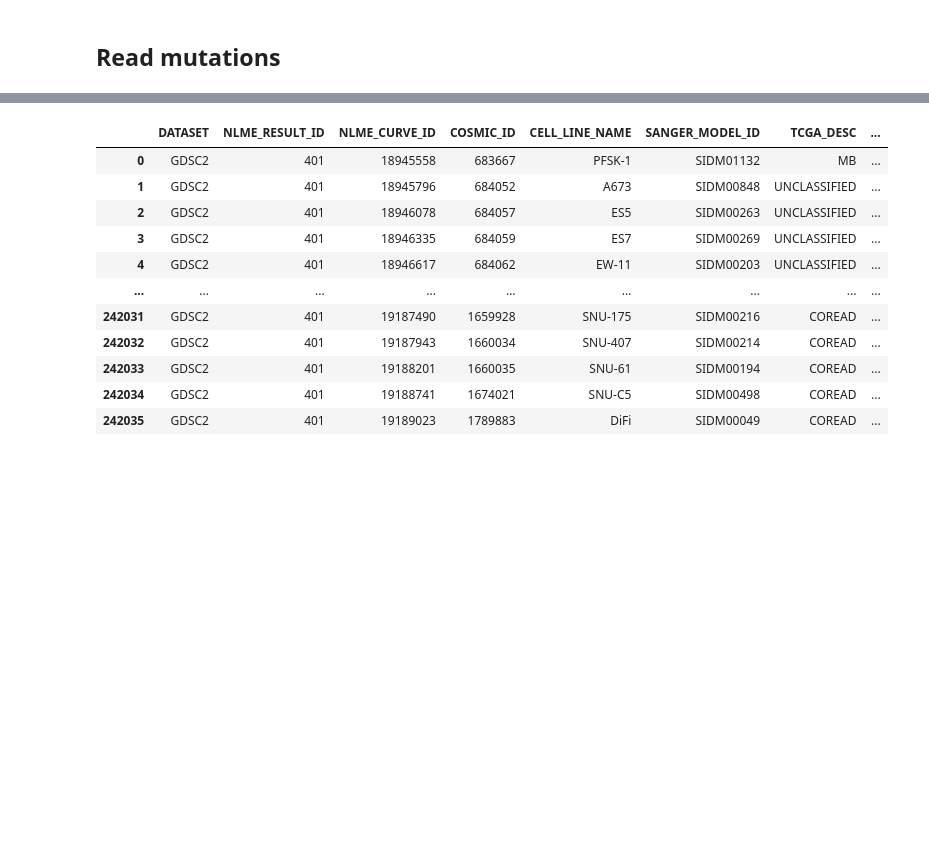
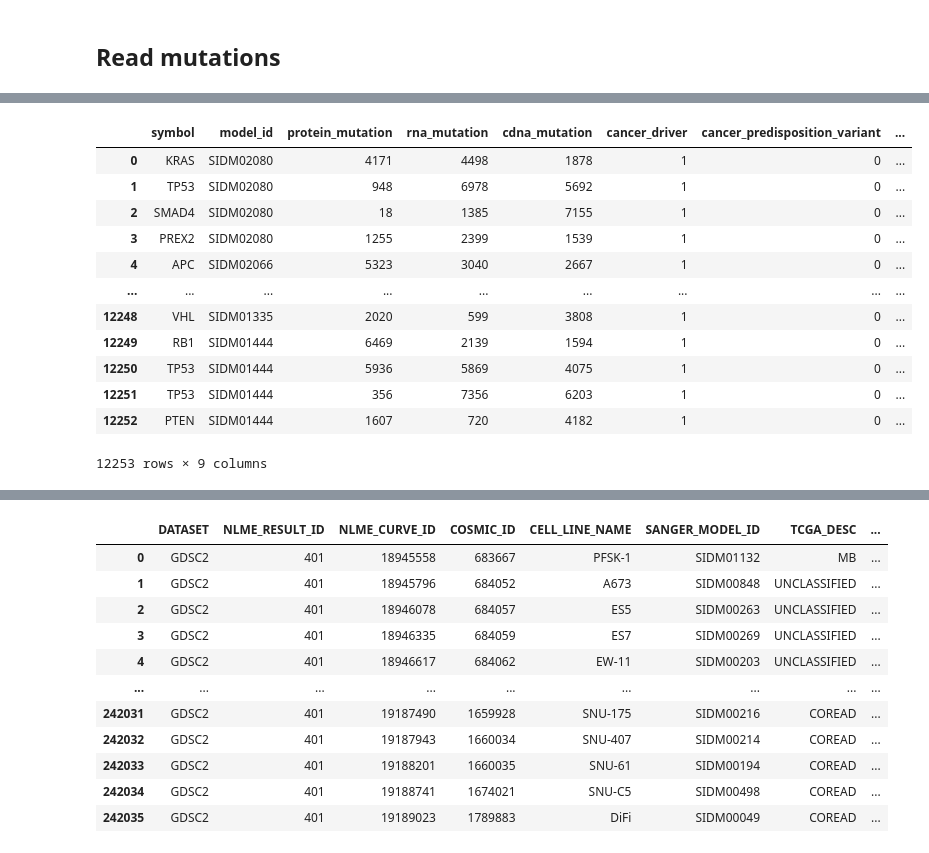
Before and after one commit to danielwalke/drug_efficiency, a Jupyter notebook: StandardAnalysis.ipynb, the cells around one changed output, grey strips where cells are left out. Cells and saved outputs as stored; diff of their text form; code cells hidden in the pictures; blank space fills up the shorter version.

```diff
--- a/StandardAnalysis.ipynb
+++ b/StandardAnalysis.ipynb
@@ -239,0 +244,16 @@ pd.merge(exploded_gene_symbols, mutations, on="symbol", how="right")
+# %%
+mutations
+# %% [output]
+|  | symbol | model_id | protein_mutation | rna_mutation | cdna_mutation | cancer_driver | cancer_predisposition_variant | ... |
+| 0 | KRAS | SIDM02080 | 4171 | 4498 | 1878 | 1 | 0 | ... |
+| 1 | TP53 | SIDM02080 | 948 | 6978 | 5692 | 1 | 0 | ... |
+| 2 | SMAD4 | SIDM02080 | 18 | 1385 | 7155 | 1 | 0 | ... |
+| 3 | PREX2 | SIDM02080 | 1255 | 2399 | 1539 | 1 | 0 | ... |
+| 4 | APC | SIDM02066 | 5323 | 3040 | 2667 | 1 | 0 | ... |
+| ... | ... | ... | ... | ... | ... | ... | ... | ... |
+| 12248 | VHL | SIDM01335 | 2020 | 599 | 3808 | 1 | 0 | ... |
+| 12249 | RB1 | SIDM01444 | 6469 | 2139 | 1594 | 1 | 0 | ... |
+| 12250 | TP53 | SIDM01444 | 5936 | 5869 | 4075 | 1 | 0 | ... |
+| 12251 | TP53 | SIDM01444 | 356 | 7356 | 6203 | 1 | 0 | ... |
+| 12252 | PTEN | SIDM01444 | 1607 | 720 | 4182 | 1 | 0 | ... |
+12253 rows × 9 columns
```
Also changed, not shown: parts of 31 cells of this notebook, 1 other file.
